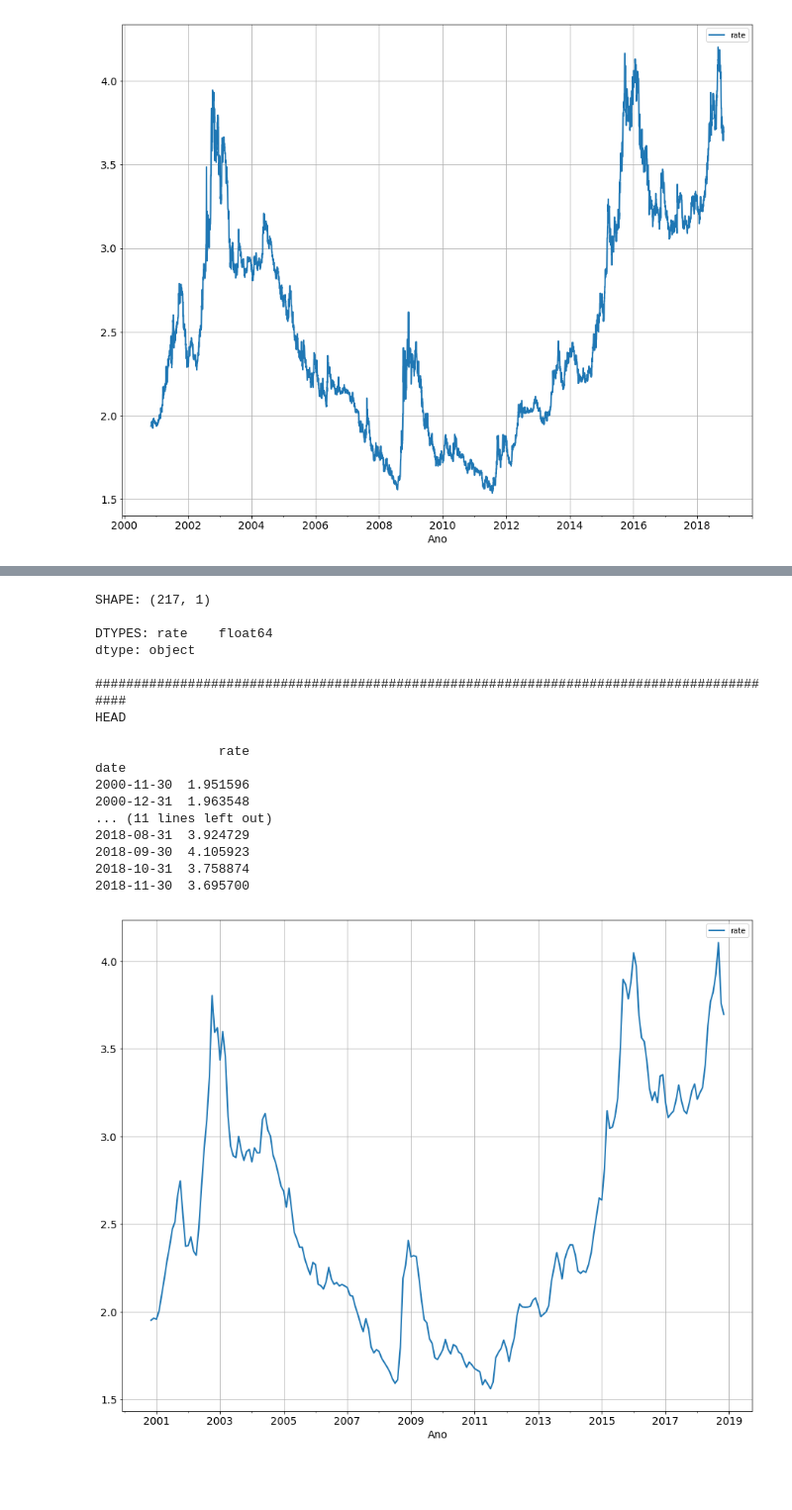
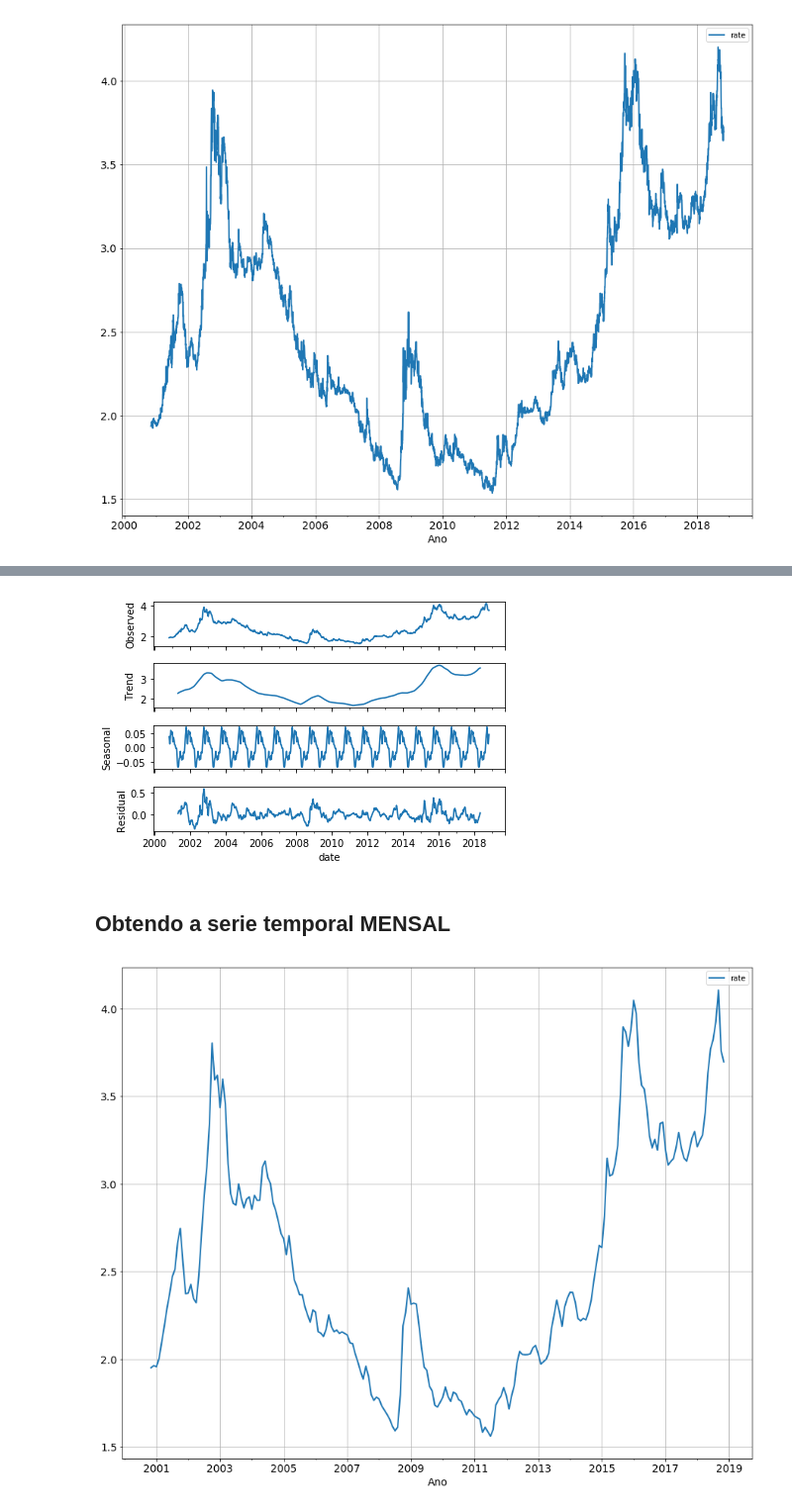
Before and after one commit to jorgealmeidajr/tcc-senai-timeseries, a Jupyter notebook: src/timeseries01-analysis.ipynb, the cells around one changed output, grey strips where cells are left out. Shown at 99% size. Drawn from its saved outputs; the diff is of its cells as text; code cells hidden in the pictures; blank space fills up the shorter version.

```diff
--- a/src/timeseries01-analysis.ipynb
+++ b/src/timeseries01-analysis.ipynb
@@ -161,26 +85,16 @@ p-value (0.692560) > 0.05
+# %%
+result = seasonal_decompose(df_weekly, model='additive')
+result.plot()
+plt.show()
+# %% [output]
+[figure, added]
+# %% [markdown]
+## Obtendo a serie temporal MENSAL
 # %%
 df_monthly = df_daily.resample('M')
 df_monthly = df_monthly.mean()
 
-arima.print_dataframe_info(df_monthly)
+#arima.print_dataframe_info(df_monthly)
-# %% [output]
-SHAPE: (217, 1)
-
-DTYPES: rate    float64
-dtype: object
-
-##########################################################################################
-HEAD
-
-                rate
-date
-2000-11-30  1.951596
-2000-12-31  1.963548
-... (11 lines left out)
-2018-08-31  3.924729
-2018-09-30  4.105923
-2018-10-31  3.758874
-2018-11-30  3.695700
 # %%
 timeseries.plot_timeserie(df_monthly)
 # %% [output]
```
Also changed, not shown: parts of 13 cells of this notebook, 2 other files.
